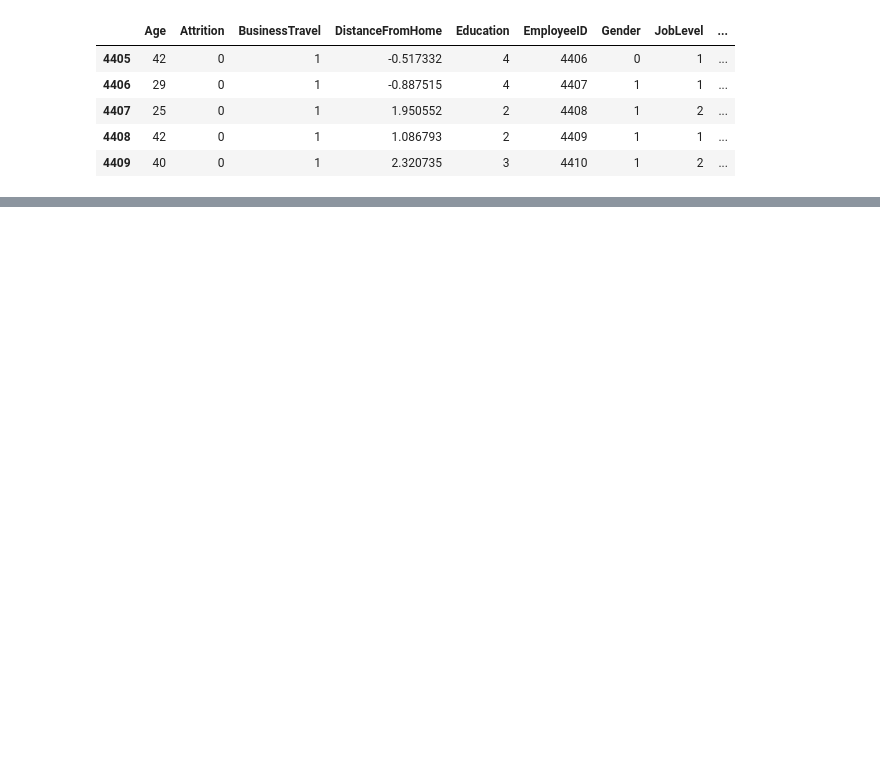
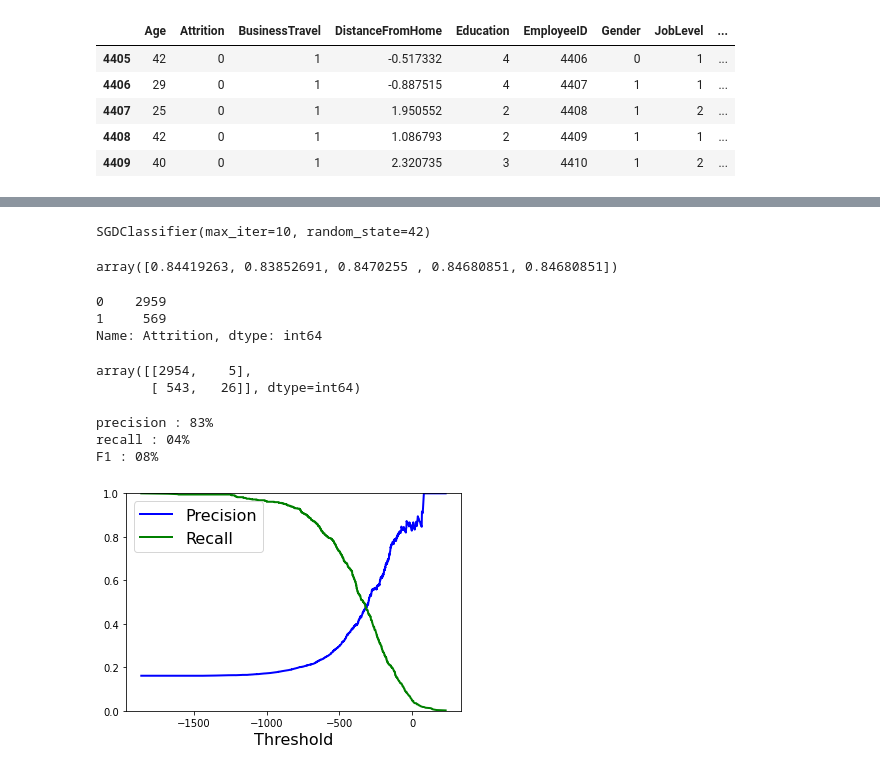
Before and after one commit to nazzim29/HumanForYou, a Jupyter notebook: projet.ipynb, the cells around one changed output, grey strips where cells are left out. Saved outputs shown, nothing was run; the diff lists cells and outputs as text; code cells hidden in the pictures; blank space fills up the shorter version.

Commit message:
push 1er model

```diff
--- a/projet.ipynb
+++ b/projet.ipynb
@@ -503,3 +467,5 @@ corr_matrix.style.background_gradient(cmap='Wistia')
+# %%
+general_data = general_data.drop("EmployeeID",axis=1)
 # %%
 from sklearn.model_selection import train_test_split
 from sklearn.model_selection import StratifiedShuffleSplit
@@ -528,0 +477,3 @@ def print_confusion_matrix(matrix):
+# %%
+y_train = strat_train_set['Attrition']
+x_train = strat_train_set.drop('Attrition',axis=1)
@@ -528,0 +500,12 @@ def print_confusion_matrix(matrix):
+# %%
+from sklearn.linear_model import SGDClassifier
+
+sgd_clf = SGDClassifier(max_iter=10, random_state=42)
+sgd_clf.fit(x_train, y_train)
+# %% [output]
+SGDClassifier(max_iter=10, random_state=42)
+# %%
+from sklearn.model_selection import cross_val_score
+cross_val_score(sgd_clf, x_train, y_train, cv=5, scoring="accuracy")
+# %% [output]
+array([0.84419263, 0.83852691, 0.8470255 , 0.84680851, 0.84680851])
@@ -528,0 +515,37 @@ def print_confusion_matrix(matrix):
+# %%
+y_train.value_counts()
+# %% [output]
+0    2959
+1     569
+Name: Attrition, dtype: int64
+# %%
+from sklearn.metrics import confusion_matrix
+confusion_matrix(y_train, y_train_pred)
+# %% [output]
+array([[2954,    5],
+       [ 543,   26]], dtype=int64)
+# %%
+from sklearn.metrics import precision_score, recall_score, f1_score
+
+
+print("precision : " + str(precision_score(y_train, y_train_pred))[2:4] + "%")
+print("recall : " + str(recall_score(y_train, y_train_pred))[2:4] + "%")
+print('F1 : ' + str(f1_score(y_train, y_train_pred))[2:4] + "%")
+# %% [output]
+precision : 83%
+recall : 04%
+F1 : 08%
+# %%
+from sklearn.metrics import precision_recall_curve
+y_scores = cross_val_predict(
+    sgd_clf, x_train, y_train, cv=5, method="decision_function")
+precisions, recalls, thresholds = precision_recall_curve(y_train, y_scores)
+
+plt.plot(thresholds, precisions[:-1], "b-", label="Precision", linewidth=2)
+plt.plot(thresholds, recalls[:-1], "g-", label="Recall", linewidth=2)
+plt.xlabel("Threshold", fontsize=16)
+plt.legend(loc="upper left", fontsize=16)
+plt.ylim([0, 1])
+plt.show()
+# %% [output]
+[figure, added]
```
Also changed, not shown: parts of 17 cells of this notebook.
